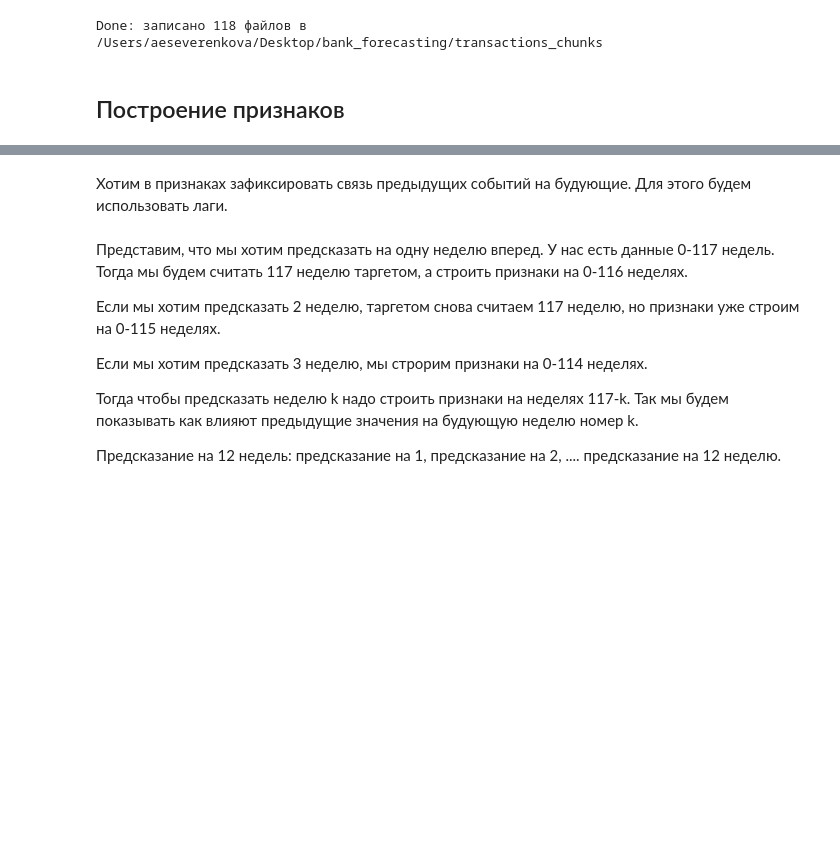
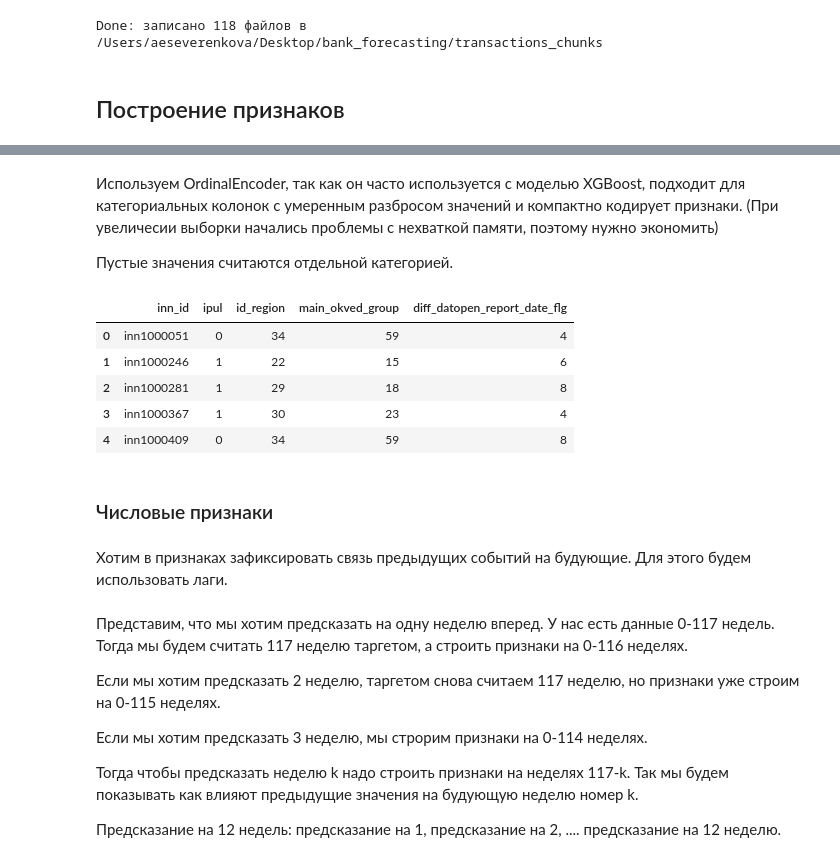
Before and after one commit to oleander-twig/bank_transfers_forecasting, a Jupyter notebook: transactions_xgboost.ipynb, the cells around one changed output, grey strips where cells are left out. Cells and saved outputs as stored; diff of their text form; code cells hidden in the pictures; blank space fills up the shorter version.

```diff
--- a/transactions_xgboost.ipynb
+++ b/transactions_xgboost.ipynb
@@ -201,3 +219,39 @@ Done: записано 118 файлов в /Users/aeseverenkova/Desktop/bank_for
+# %% [markdown]
+Используем OrdinalEncoder, так как он часто используется с моделью XGBoost, подходит для категориальных колонок с умеренным разбросом значений и компактно кодирует признаки. (При увеличесии выборки начались проблемы с нехваткой памяти, поэтому нужно экономить)
+
+Пустые значения считаются отдельной категорией.
+# %%
+allowed = ts_train["inn_id"].unique()
+cat_cols = ["ipul", "id_region", "main_okved_group", "diff_datopen_report_date_flg"]
+
+prof = (
+    profiles[profiles["inn_id"].isin(allowed)]
+    .sort_values("report_date")
+    .groupby("inn_id", as_index=False)
+    .last()
+)
+prof[cat_cols] = prof[cat_cols].fillna("unknown").astype("string")
+
+enc = OrdinalEncoder(
+    handle_unknown="use_encoded_value",
+    unknown_value=-1,
+    dtype=np.int32,
+)
+prof[cat_cols] = enc.fit_transform(prof[cat_cols]).astype(np.int32)
+
+joblib.dump(enc, DATA_DIR / "ordinal_encoder.joblib")
+
+prof = prof.drop(columns=["report_date"], errors="ignore")
+prof.head()
+# %% [output]
+|  | inn_id | ipul | id_region | main_okved_group | diff_datopen_report_date_flg |
+| 0 | inn1000051 | 0 | 34 | 59 | 4 |
+| 1 | inn1000246 | 1 | 22 | 15 | 6 |
+| 2 | inn1000281 | 1 | 29 | 18 | 8 |
+| 3 | inn1000367 | 1 | 30 | 23 | 4 |
+| 4 | inn1000409 | 0 | 34 | 59 | 8 |
+# %% [markdown]
+### Числовые признаки
 # %% [markdown]
 Хотим в признаках зафиксировать связь предыдущих событий на будующие. Для этого будем использовать лаги.
 # %%
```
Also changed, not shown: parts of 24 cells of this notebook.
